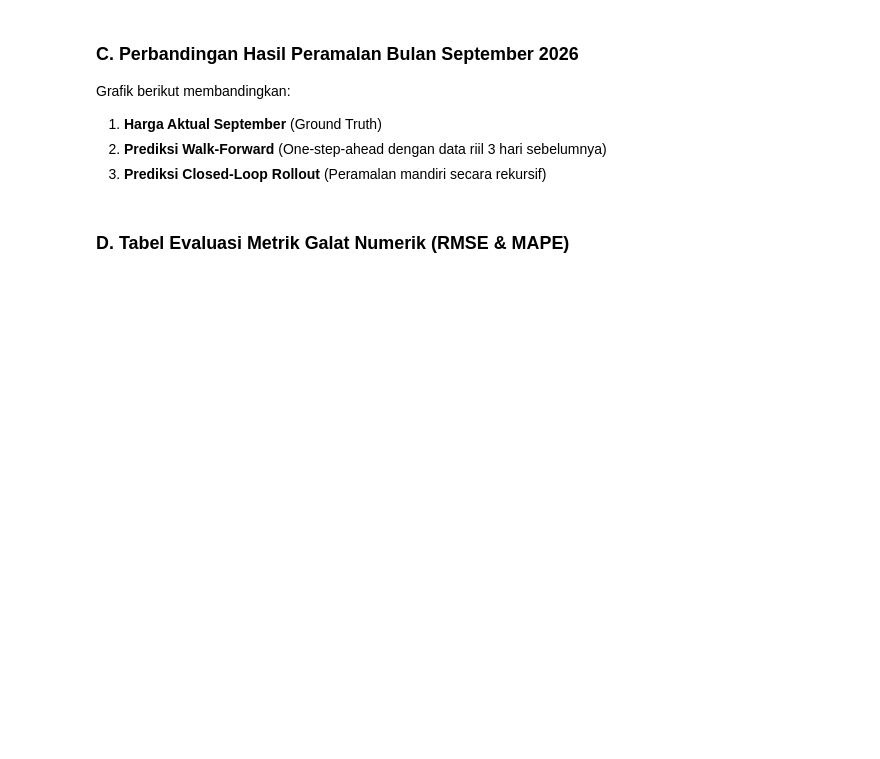
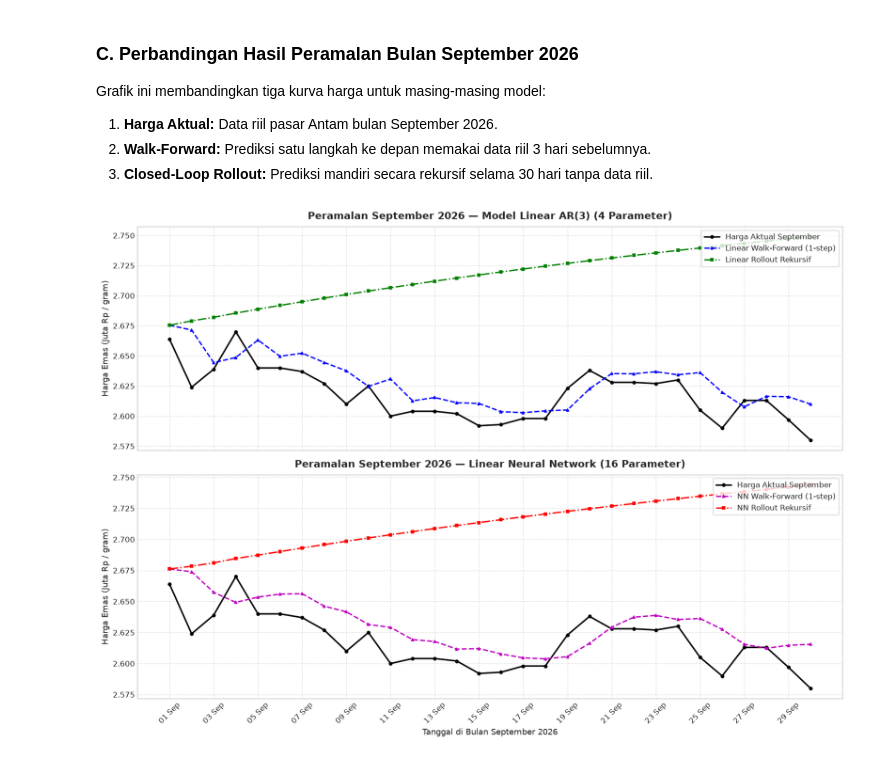
Before and after one commit to bimoar07/tugas-metnum-peramalan-emas, a Jupyter notebook: notebook_peramalan_emas.ipynb, the cells around one changed output. Saved outputs shown, nothing was run; the diff lists cells and outputs as text; code cells hidden in the pictures; blank space fills up the shorter version.

```diff
--- a/notebook_peramalan_emas.ipynb
+++ b/notebook_peramalan_emas.ipynb
@@ -97,24 +184,34 @@ plt.show()
 # %% [markdown]
 ### C. Perbandingan Hasil Peramalan Bulan September 2026
-Grafik berikut membandingkan:
-1. **Harga Aktual September** (Ground Truth)
-2. **Prediksi Walk-Forward** (One-step-ahead dengan data riil 3 hari sebelumnya)
-3. **Prediksi Closed-Loop Rollout** (Peramalan mandiri secara rekursif)
+Grafik ini membandingkan tiga kurva harga untuk masing-masing model:
+1. **Harga Aktual:** Data riil pasar Antam bulan September 2026.
+2. **Walk-Forward:** Prediksi satu langkah ke depan memakai data riil 3 hari sebelumnya.
+3. **Closed-Loop Rollout:** Prediksi mandiri secara rekursif selama 30 hari tanpa data riil.
 # %%
-plt.figure(figsize=(13, 6))
+fig, axes = plt.subplots(2, 1, figsize=(14, 10), sharex=True)
 dates = pd.to_datetime(df_pred_lin['date'])
 
-plt.plot(dates, df_pred_lin['actual_price_idr'] / 1e6, 'ko-', lw=2, markersize=5, label='Harga Aktual September')
-plt.plot(dates, df_pred_lin['pred_walkforward_idr'] / 1e6, 'b^--', lw=1.8, markersize=5, label='Walk-Forward (1-step-ahead)')
-plt.plot(dates, df_pred_lin['pred_rollout_idr'] / 1e6, 'rs-.', lw=1.8, markersize=5, label='Rollout Rekursif')
+# Subplot 1: Model Linear AR(3)
+axes[0].plot(dates, df_pred_lin['actual_price_idr'] / 1e6, 'ko-', lw=2, markersize=4, label='Harga Aktual September')
+axes[0].plot(dates, df_pred_lin['pred_walkforward_idr'] / 1e6, 'b^--', lw=1.8, markersize=4, label='Linear Walk-Forward (1-step)')
+axes[0].plot(dates, df_pred_lin['pred_rollout_idr'] / 1e6, 'gs-.', lw=1.8, markersize=4, label='Linear Rollout Rekursif')
+axes[0].set_title('Peramalan September 2026 — Model Linear AR(3) (4 Parameter)', fontsize=13, fontweight='bold', pad=10)
+axes[0].set_ylabel('Harga Emas (Juta Rp / gram)', fontsize=11)
+axes[0].legend(loc='upper right', frameon=True, facecolor='white')
+axes[0].grid(True, ls='--', alpha=0.6)
 
-plt.title('Peramalan September 2026 - Model Linear AR(3)', fontsize=14, fontweight='bold', pad=12)
-plt.xlabel('Tanggal di Bulan September 2026', fontsize=11)
-plt.ylabel('Harga Emas (Juta Rp / gram)', fontsize=11)
-plt.legend(loc='upper right', frameon=True, facecolor='white')
-plt.grid(True, ls='--', alpha=0.6)
-plt.xticks(rotation=45)
+# Subplot 2: Model Neural Network (16 Parameter)
+axes[1].plot(dates, df_pred_nn['actual_price_idr'] / 1e6, 'ko-', lw=2, markersize=4, label='Harga Aktual September')
+axes[1].plot(dates, df_pred_nn['pred_walkforward_idr'] / 1e6, 'm^--', lw=1.8, markersize=4, label='NN Walk-Forward (1-step)')
+axes[1].plot(dates, df_pred_nn['pred_rollout_idr'] / 1e6, 'rs-.', lw=1.8, markersize=4, label='NN Rollout Rekursif')
+axes[1].set_title('Peramalan September 2026 — Linear Neural Network (16 Parameter)', fontsize=13, fontweight='bold', pad=10)
+axes[1].set_xlabel('Tanggal di Bulan September 2026', fontsize=11)
+axes[1].set_ylabel('Harga Emas (Juta Rp / gram)', fontsize=11)
+axes[1].legend(loc='upper right', frameon=True, facecolor='white')
+axes[1].grid(True, ls='--', alpha=0.6)
+
+plt.xticks(dates[::2], [d.strftime('%d %b') for d in dates[::2]], rotation=45)
 plt.tight_layout()
 plt.show()
+# %% [output]
+[figure, added]
-# %% [markdown]
-### D. Tabel Evaluasi Metrik Galat Numerik (RMSE & MAPE)
```
Also changed, not shown: parts of 22 cells of this notebook, 9 other files.
